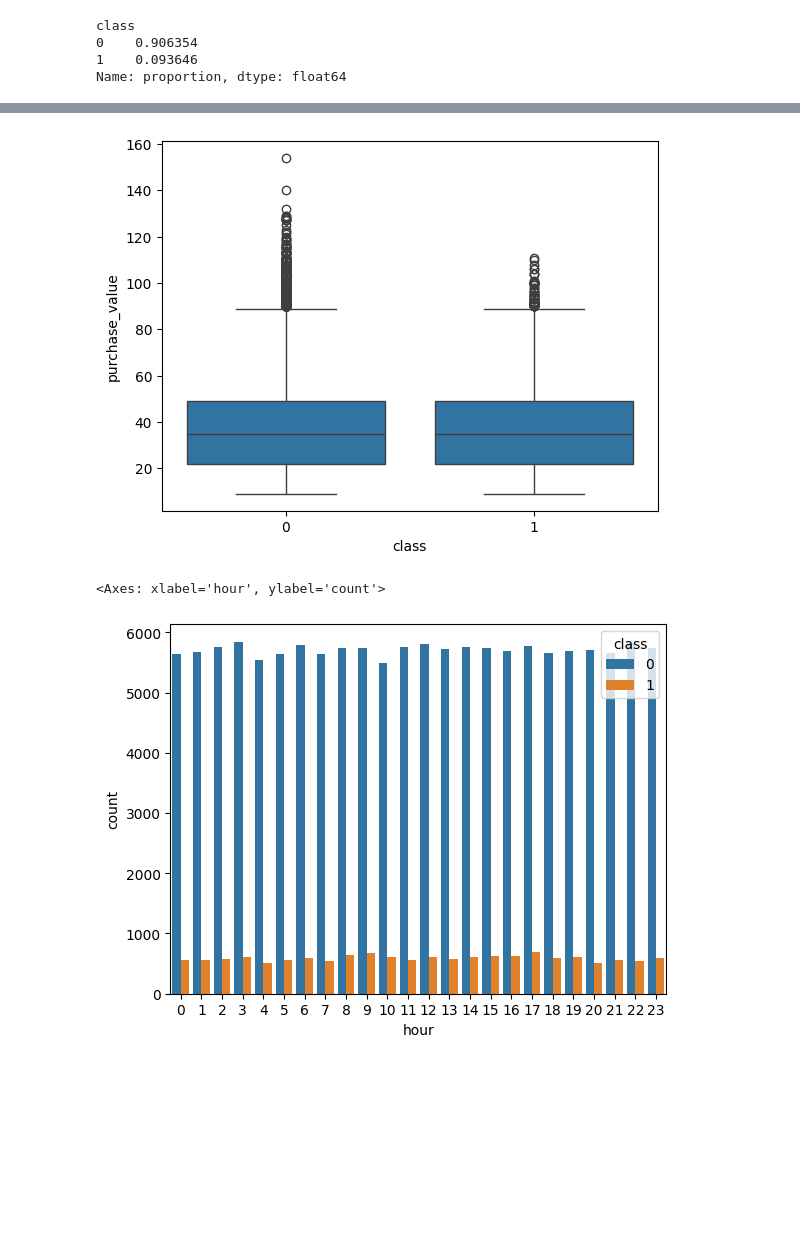
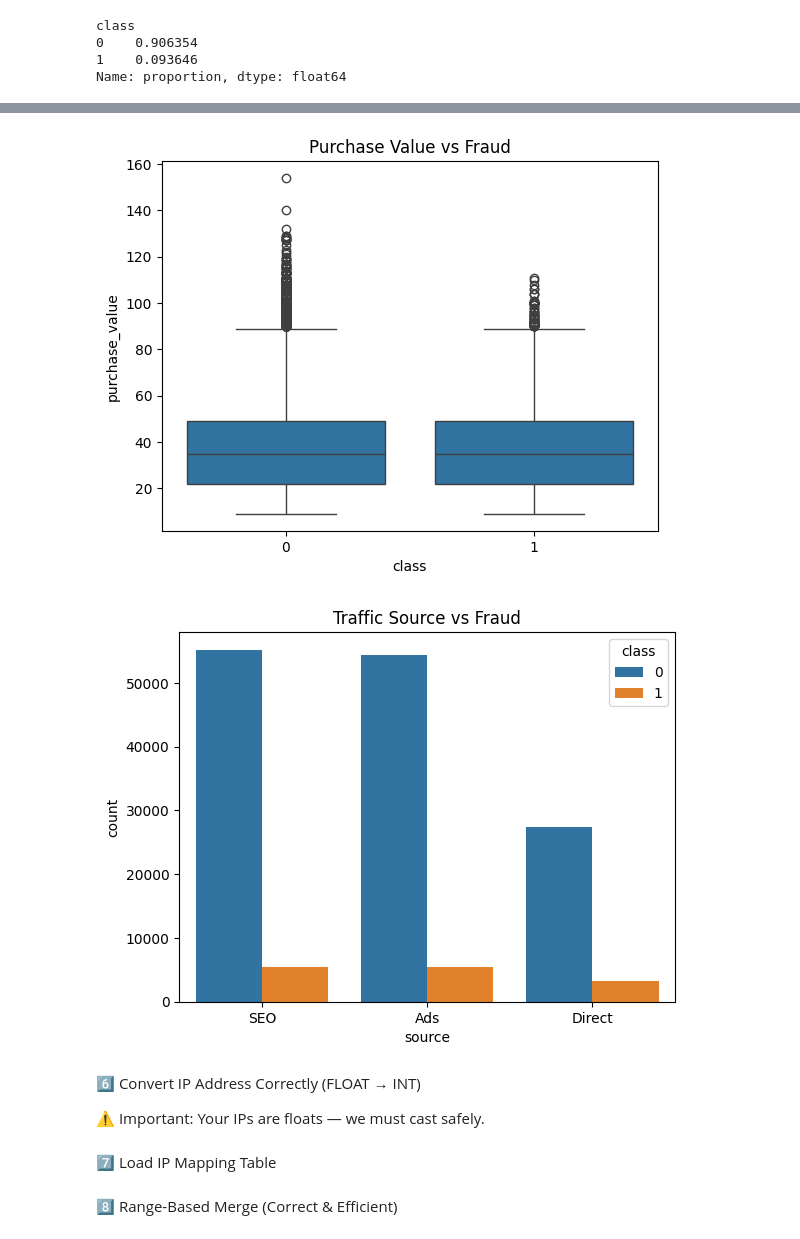
Before and after one commit to kaleb-menbere/fraud-detection, a Jupyter notebook: notebooks/eda-fraud-data.ipynb, the cells around one changed output, grey strips where cells are left out. Cells and saved outputs as stored; diff of their text form; code cells hidden in the pictures; blank space fills up the shorter version.

```diff
--- a/notebooks/eda-fraud-data.ipynb
+++ b/notebooks/eda-fraud-data.ipynb
@@ -41,0 +52,3 @@ df['purchase_time'] = pd.to_datetime(df['purchase_time'])
+# %%
+df.duplicated().sum()
+df = df.drop_duplicates()
@@ -57,11 +94,24 @@ plt.show()
 # %%
 sns.boxplot(x='class', y='purchase_value', data=df)
+plt.title("Purchase Value vs Fraud")
 plt.show()
+
+sns.countplot(x='source', hue='class', data=df)
+plt.title("Traffic Source vs Fraud")
+plt.show()
 # %% [output]
-[figure, old version]
+[figure, new version]
+[figure, added]
+# %% [markdown]
+6️⃣ Convert IP Address Correctly (FLOAT → INT)
+
+⚠️ Important: Your IPs are floats — we must cast safely.
 # %%
-df['hour'] = df['purchase_time'].dt.hour
-sns.countplot(x='hour', hue='class', data=df)
+import ipaddress
+
+def ip_to_int_safe(ip):
+    return int(ip)
+
+df['ip_int'] = df['ip_address'].apply(ip_to_int_safe)
-# %% [output]
-<Axes: xlabel='hour', ylabel='count'>
-[figure, removed]
+# %% [markdown]
+7️⃣ Load IP Mapping Table
@@ -67,0 +122,2 @@ sns.countplot(x='hour', hue='class', data=df)
+# %% [markdown]
+8️⃣ Range-Based Merge (Correct & Efficient)
```
Also changed, not shown: parts of 28 cells of this notebook, 1 other file.
